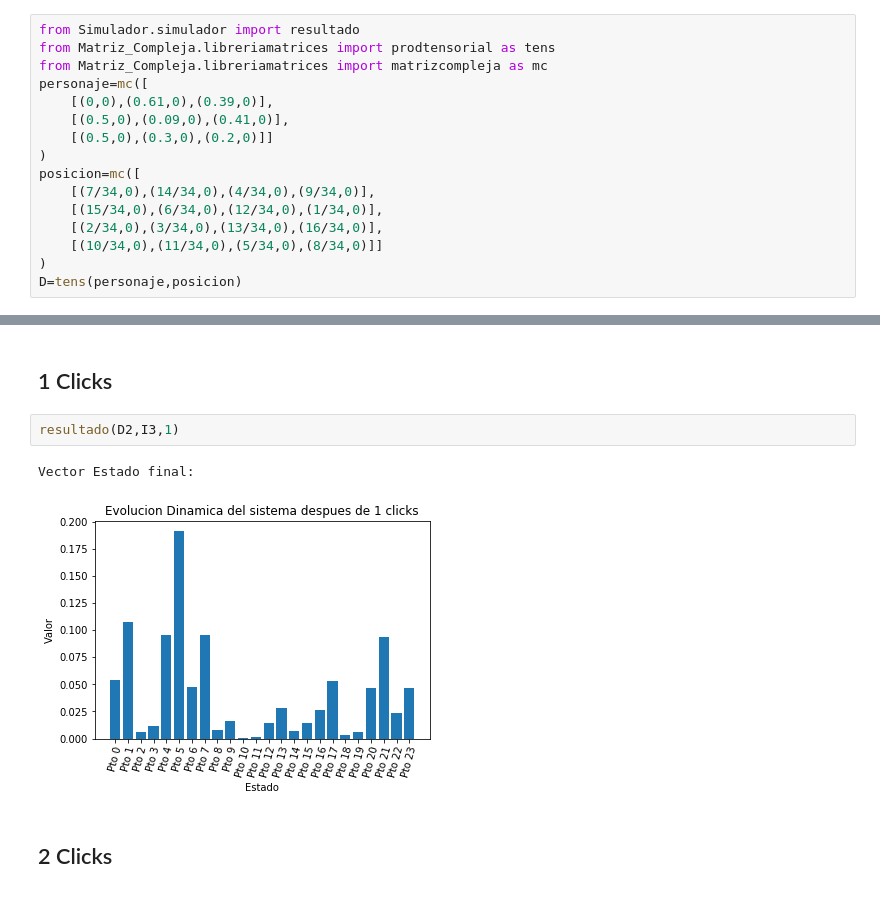
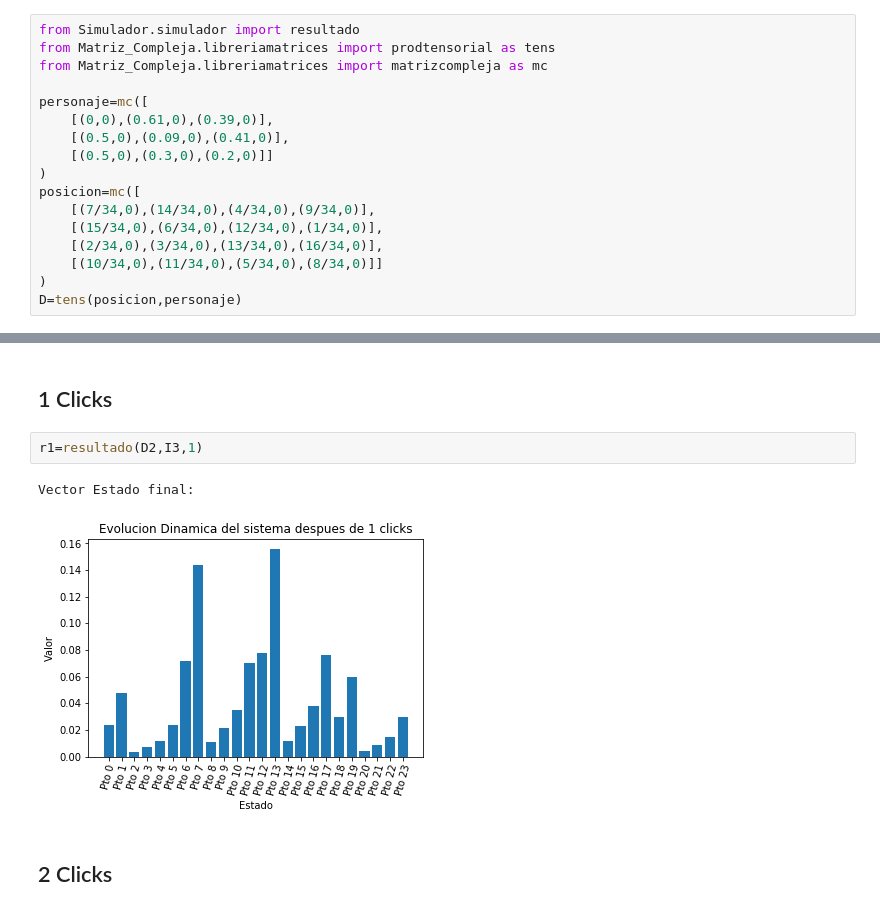
Before and after one commit to AriasAEnima/CNYT, a Jupyter notebook: Librerias/Pokemon.ipynb, the cells around one changed output, grey strips where cells are left out. Saved outputs shown, nothing was run; the diff lists cells and outputs as text.

```diff
--- a/Librerias/Pokemon.ipynb
+++ b/Librerias/Pokemon.ipynb
@@ -4,6 +4,7 @@
 from Simulador.simulador import resultado
 from Matriz_Compleja.libreriamatrices import prodtensorial as tens
 from Matriz_Compleja.libreriamatrices import matrizcompleja as mc
+
 personaje=mc([
     [(0,0),(0.61,0),(0.39,0)],
     [(0.5,0),(0.09,0),(0.41,0)],
@@ -15,7 +16,7 @@ posicion=mc([
     [(2/34,0),(3/34,0),(13/34,0),(16/34,0)],
     [(10/34,0),(11/34,0),(5/34,0),(8/34,0)]]
 )
-D=tens(personaje,posicion)
+D=tens(posicion,personaje)
 # %% [markdown]
 <img src="Pokemon/posicion.png" width="50%"/>
 $$ posicion=\begin{bmatrix} 7/34 & 14/34 & 4/34 & 9/34\\
@@ -153,10 +154,10 @@ Vector Estado final:
 # %% [markdown]
 ## 1 Clicks
 # %%
-resultado(D2,I3,1)
+r1=resultado(D2,I3,1)
 # %% [output]
 Vector Estado final:
-[figure, old version]
+[figure, new version]
 # %% [markdown]
 ## 2 Clicks
 # %%
```
Also changed, not shown: parts of 10 cells of this notebook, 5 other files.
